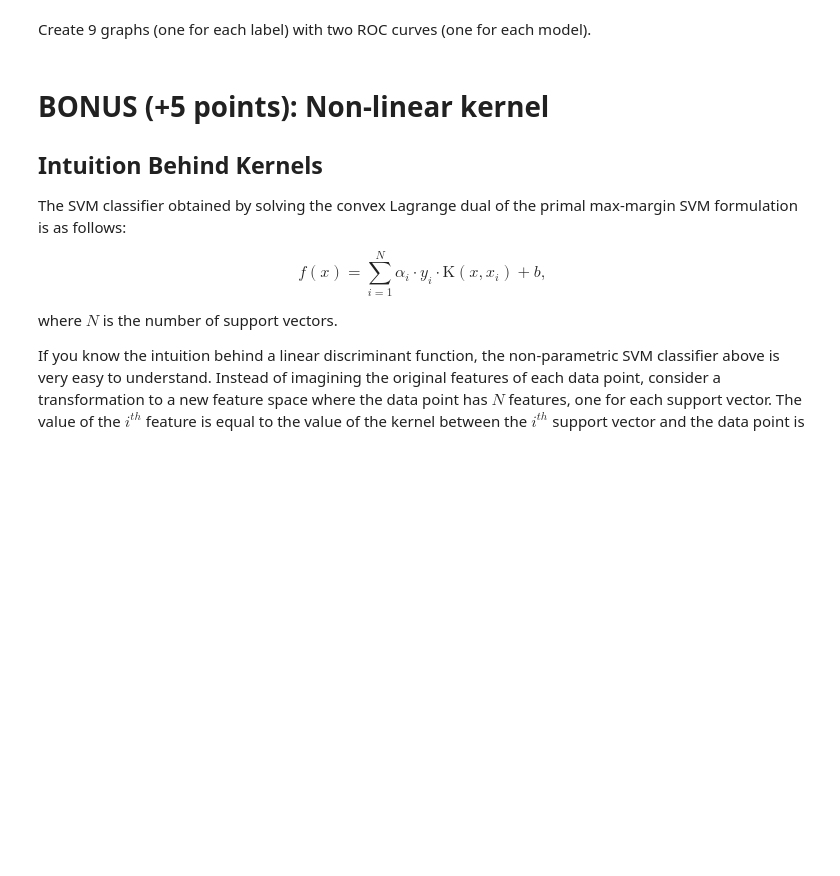
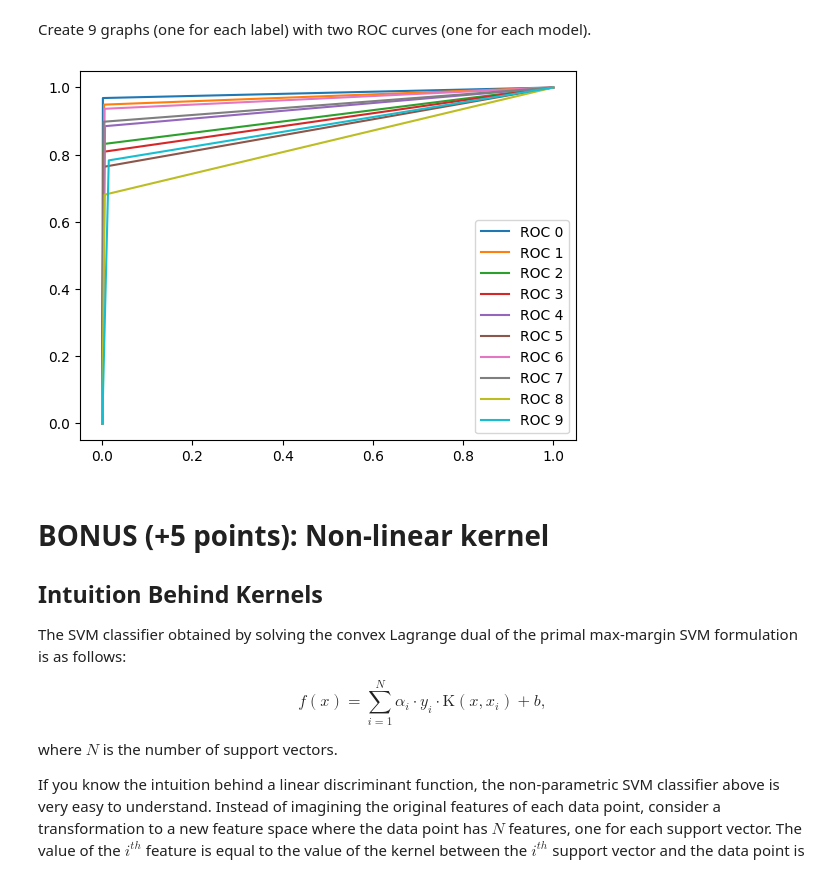
Before and after one commit to richmanpoorman/MachineLearningSpring2023, a Jupyter notebook: proj1/project1/notebook.ipynb, the cells around one changed output. Drawn from its saved outputs; the diff is of its cells as text; code cells hidden in the pictures; blank space fills up the shorter version.

```diff
--- a/proj1/project1/notebook.ipynb
+++ b/proj1/project1/notebook.ipynb
@@ -434,0 +444,26 @@ Create a table comparing model accuracy on train and test data.
+# %%
+# TODO
+acc_dict = dict()
+tr_acc_list = list()
+te_acc_list = list()
+new_svm_list = list()
+tr_binaries, te_binaries = list(), list()
+
+for c in classes:
+    tr_samples_binary, te_samples_binary = list(), list()
+    for idx in range(len(train_samples_labels)):
+        tr_samples_binary.append( 1 if (train_samples_labels[idx] == c) else -1 )
+    for idx in range(len(test_samples_labels)):
+        te_samples_binary.append( 1 if (test_samples_labels[idx] == c) else -1 )
+
+    tr_binaries.append(tr_samples_binary)
+    te_binaries.append(te_samples_binary)
+
+    svm = SVC(kernel="linear", C=bestC)
+    svm.fit(train_samples, tr_samples_binary)
+
+    new_svm_list.append(svm)
+
+for idx in range(len(new_svm_list)):
+    tr_acc_list.append(new_svm_list[idx].score(train_samples, tr_binaries[idx]))
+    te_acc_list.append(new_svm_list[idx].score(test_samples,  te_binaries[idx]))
@@ -439,3 +491,17 @@ Create 9 graphs (one for each label) with two ROC curves (one for each model).
+# %%
+# TODO
+from sklearn.metrics import roc_curve
+for idx in range(len(new_svm_list)):
+    fpr, tpr, thr = roc_curve(tr_binaries[idx], \
+                                new_svm_list[idx].predict(train_samples))
+    plt.plot(fpr, tpr, label=f"ROC {idx}")
+
+plt.xlabel = "False Positive Rate"
+plt.ylabel = "True Positive Rate"
+plt.legend(loc='lower right')
+plt.show()
+# %% [output]
+[figure, added]
 # %% [markdown]
 # BONUS (+5 points): Non-linear kernel
 ## Intuition Behind Kernels
```
Also changed, not shown: parts of 11 cells of this notebook, 1 other file.
